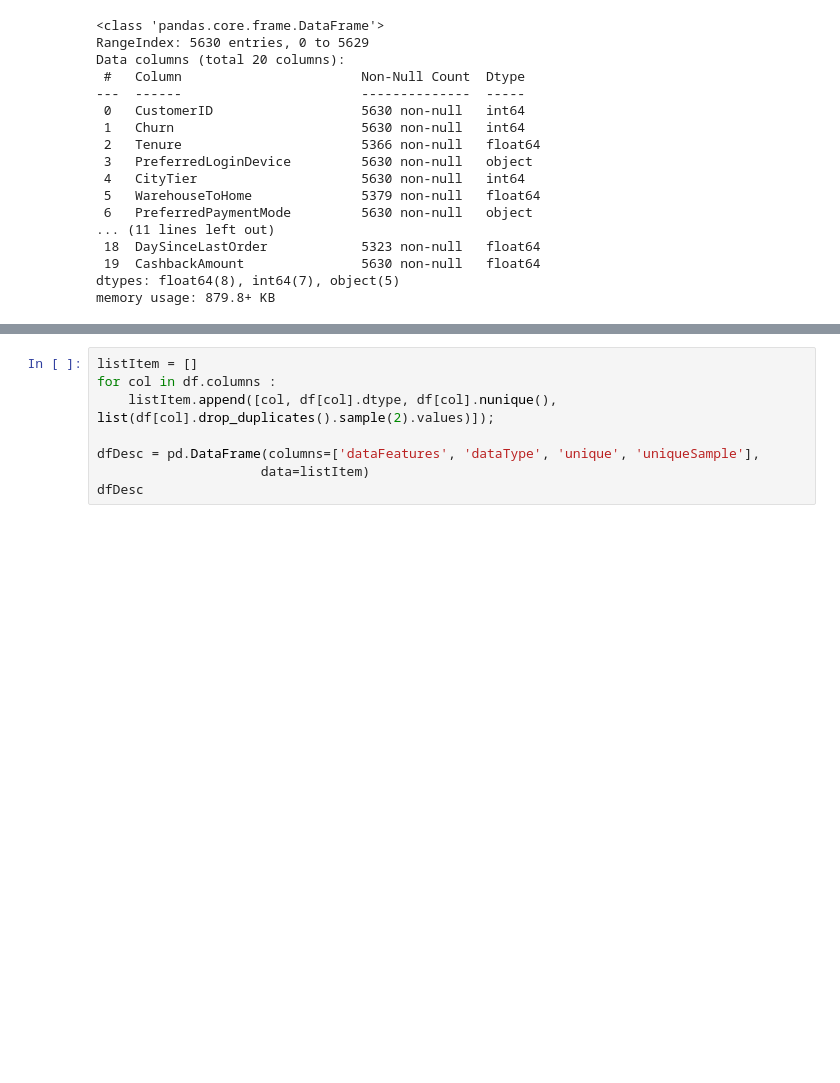
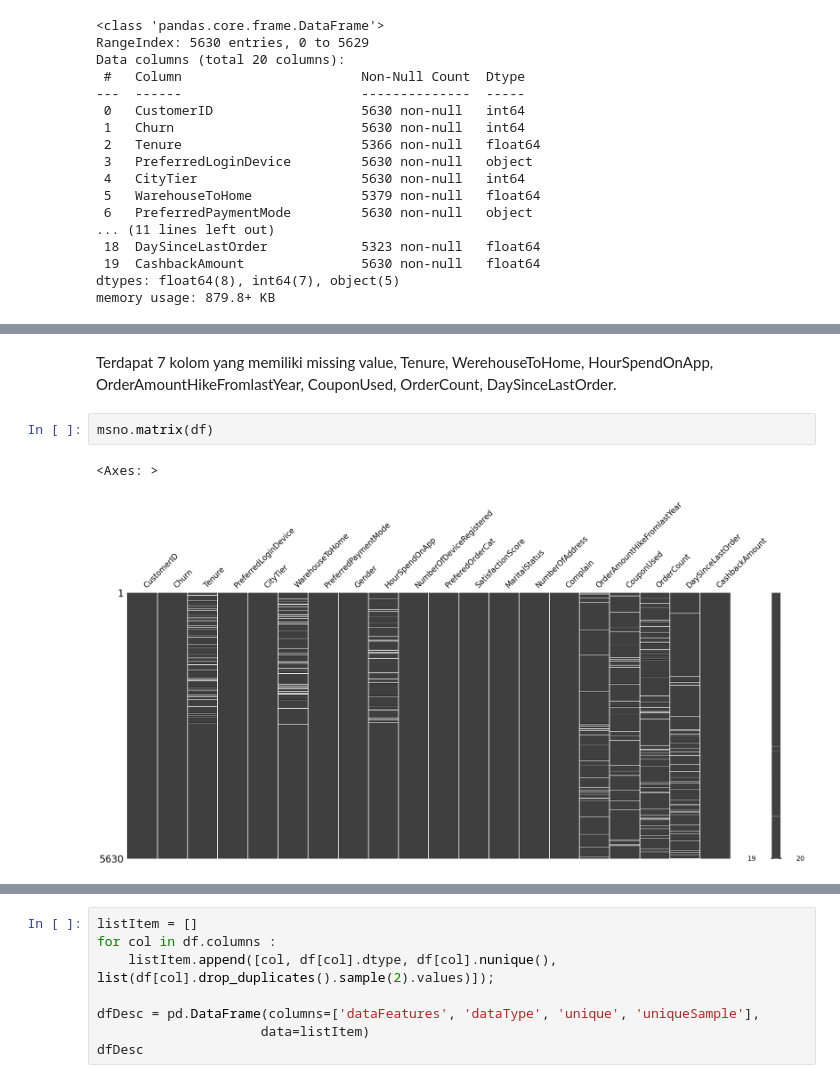
Before and after one commit to Dokaebi20/Finpro_Zetta_11-24, a Jupyter notebook: FinPro.ipynb, the cells around one changed output, grey strips where cells are left out. Drawn from its saved outputs; the diff is of its cells as text; blank space fills up the shorter version.

```diff
--- a/FinPro.ipynb
+++ b/FinPro.ipynb
@@ -135,0 +281,7 @@ df.describe()
+# %% [markdown]
+Terdapat 7 kolom yang memiliki missing value, Tenure, WerehouseToHome, HourSpendOnApp, OrderAmountHikeFromlastYear, CouponUsed, OrderCount, DaySinceLastOrder.
+# %%
+msno.matrix(df)
+# %% [output]
+<Axes: >
+[figure, added]
```
Also changed, not shown: parts of 38 cells of this notebook.
